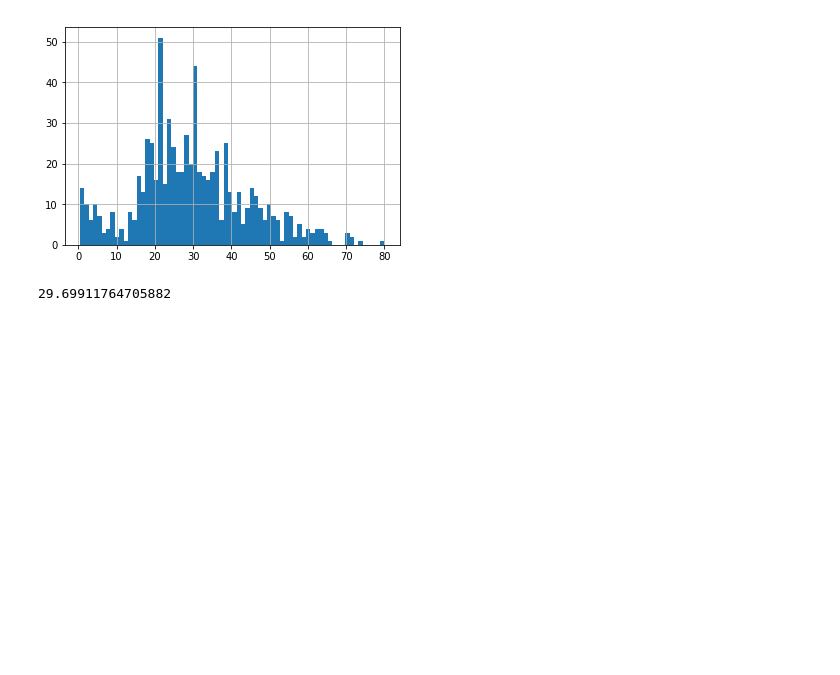
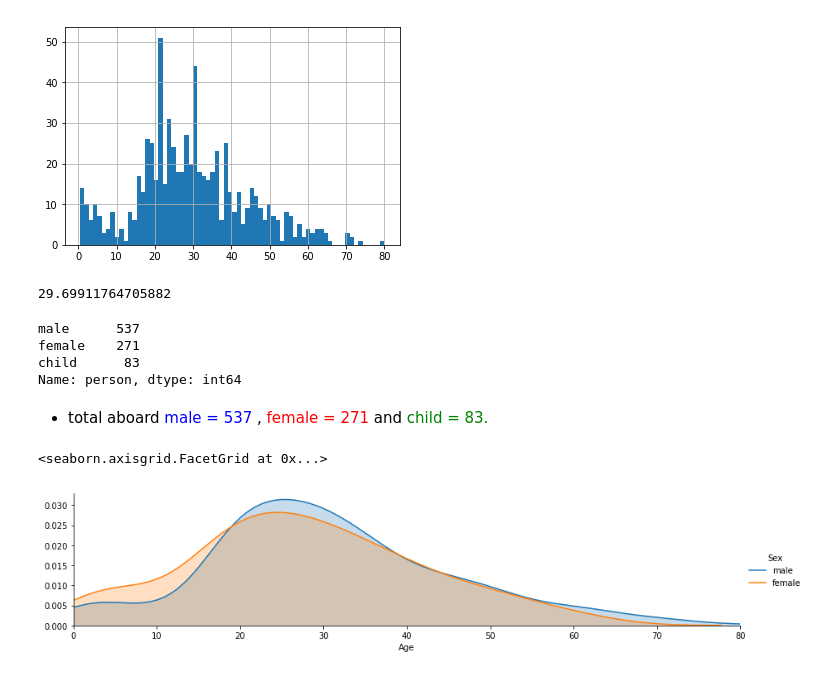
Before and after one commit to mastermindLAB/Working_with_Pandas_Numpy_Seaborn, a Jupyter notebook: Titanic dataset.ipynb, the cells around one changed output. Saved outputs shown, nothing was run; the diff lists cells and outputs as text; code cells hidden in the pictures; blank space fills up the shorter version.

```diff
--- a/Titanic dataset.ipynb
+++ b/Titanic dataset.ipynb
@@ -94,3 +94,25 @@ titanic_df['Age'].hist(bins=70)
 titanic_df['Age'].mean()
 # %% [output]
 29.69911764705882
+# %%
+titanic_df['person'].value_counts()
+# %% [output]
+male      537
+female    271
+child      83
+Name: person, dtype: int64
+# %% [markdown]
+* total aboard <font color=blue> male = 537 </font>, <font color=red>female = 271 </font>and <font color=green> child = 83.</font>
+# %%
+fig = sns.FacetGrid(titanic_df,hue='Sex',aspect=4)
+
+fig.map(sns.kdeplot, 'Age', shade=True)
+
+oldest = titanic_df['Age'].max()
+
+fig.set(xlim=(0,oldest))
+
+fig.add_legend()
+# %% [output]
+<seaborn.axisgrid.FacetGrid at 0x...>
+[figure, added]
```
Also changed, not shown: parts of 19 cells of this notebook.
